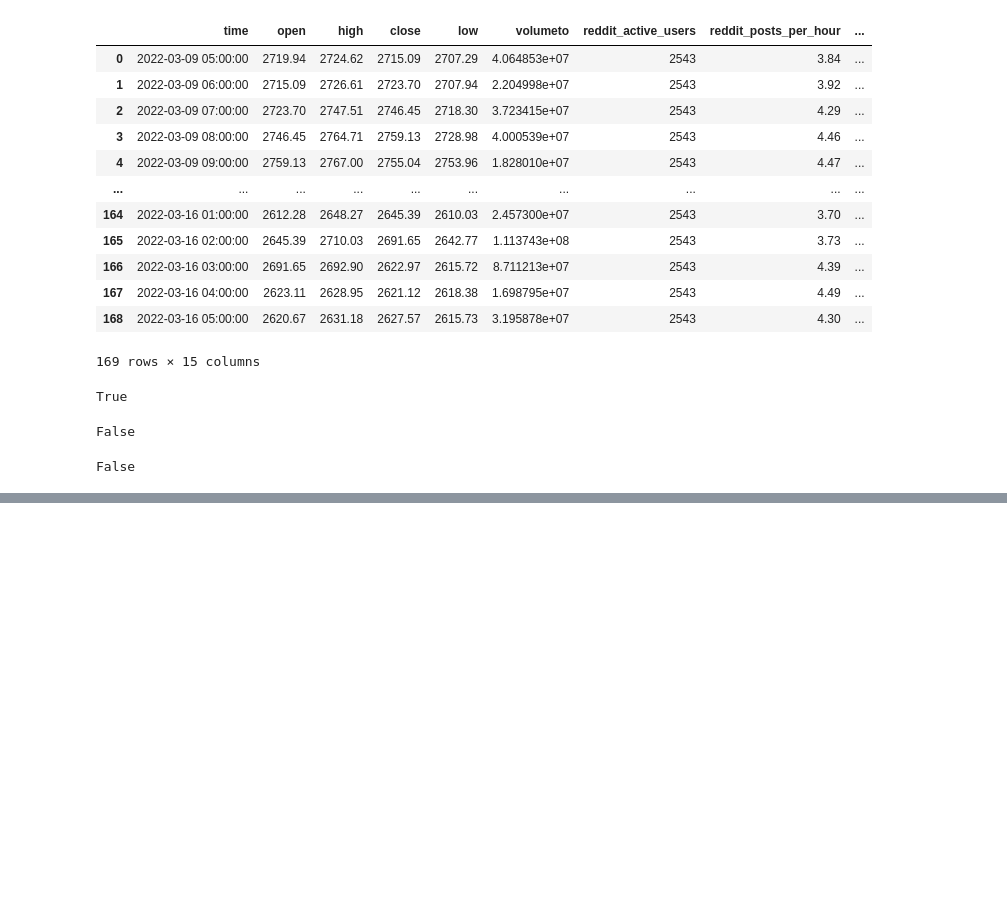
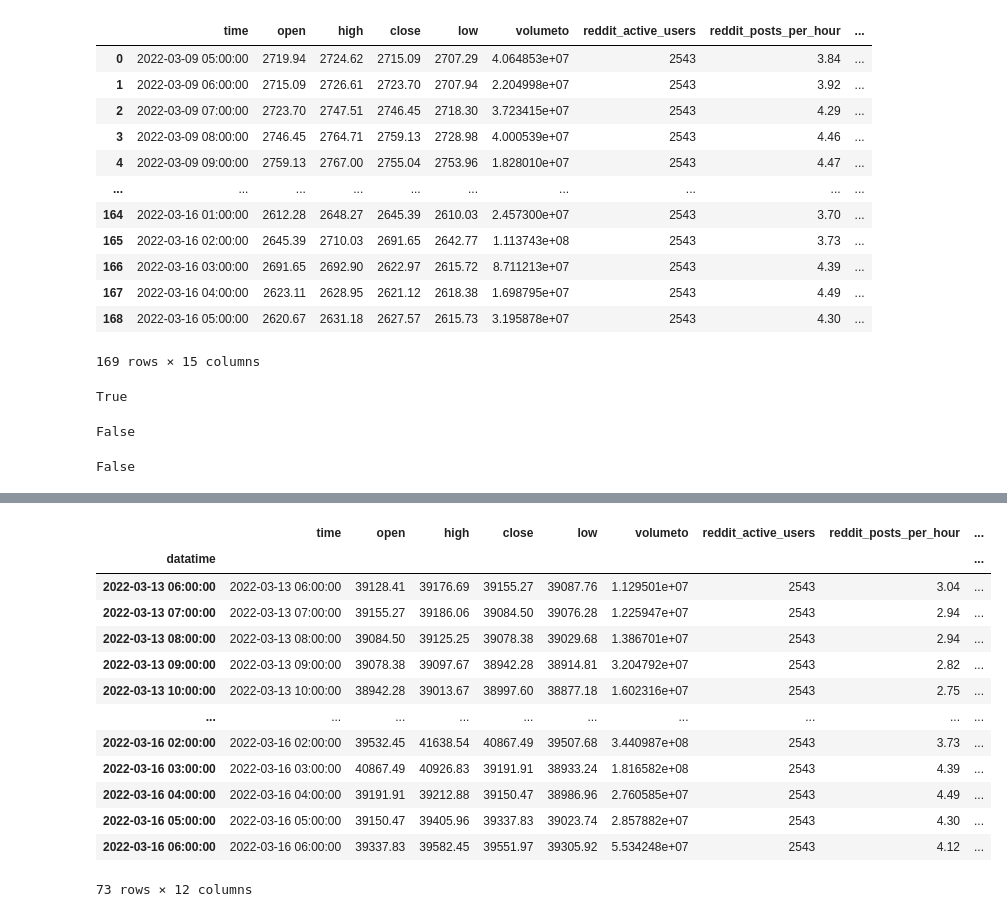
Before and after one commit to sharonwu827/Automated-trading, a Jupyter notebook: CryptoPatternDetection/GAF-CNN-HC/load_test.ipynb, the cells around one changed output, grey strips where cells are left out. Cells and saved outputs as stored; diff of their text form; code cells hidden in the pictures; blank space fills up the shorter version.

```diff
--- a/CryptoPatternDetection/GAF-CNN-HC/load_test.ipynb
+++ b/CryptoPatternDetection/GAF-CNN-HC/load_test.ipynb
@@ -347,0 +437,17 @@ False
+# %%
+df
+# %% [output]
+|  | time | open | high | close | low | volumeto | reddit_active_users | reddit_posts_per_hour | ... |
+| datatime |  |  |  |  |  |  |  |  | ... |
+| 2022-03-13 06:00:00 | 2022-03-13 06:00:00 | 39128.41 | 39176.69 | 39155.27 | 39087.76 | 1.129501e+07 | 2543 | 3.04 | ... |
+| 2022-03-13 07:00:00 | 2022-03-13 07:00:00 | 39155.27 | 39186.06 | 39084.50 | 39076.28 | 1.225947e+07 | 2543 | 2.94 | ... |
+| 2022-03-13 08:00:00 | 2022-03-13 08:00:00 | 39084.50 | 39125.25 | 39078.38 | 39029.68 | 1.386701e+07 | 2543 | 2.94 | ... |
+| 2022-03-13 09:00:00 | 2022-03-13 09:00:00 | 39078.38 | 39097.67 | 38942.28 | 38914.81 | 3.204792e+07 | 2543 | 2.82 | ... |
+| 2022-03-13 10:00:00 | 2022-03-13 10:00:00 | 38942.28 | 39013.67 | 38997.60 | 38877.18 | 1.602316e+07 | 2543 | 2.75 | ... |
+| ... | ... | ... | ... | ... | ... | ... | ... | ... | ... |
+| 2022-03-16 02:00:00 | 2022-03-16 02:00:00 | 39532.45 | 41638.54 | 40867.49 | 39507.68 | 3.440987e+08 | 2543 | 3.73 | ... |
+| 2022-03-16 03:00:00 | 2022-03-16 03:00:00 | 40867.49 | 40926.83 | 39191.91 | 38933.24 | 1.816582e+08 | 2543 | 4.39 | ... |
+| 2022-03-16 04:00:00 | 2022-03-16 04:00:00 | 39191.91 | 39212.88 | 39150.47 | 38986.96 | 2.760585e+07 | 2543 | 4.49 | ... |
+| 2022-03-16 05:00:00 | 2022-03-16 05:00:00 | 39150.47 | 39405.96 | 39337.83 | 39023.74 | 2.857882e+07 | 2543 | 4.30 | ... |
+| 2022-03-16 06:00:00 | 2022-03-16 06:00:00 | 39337.83 | 39582.45 | 39551.97 | 39305.92 | 5.534248e+07 | 2543 | 4.12 | ... |
+73 rows × 12 columns
```
Also changed, not shown: parts of 15 cells of this notebook, 3 other files.
